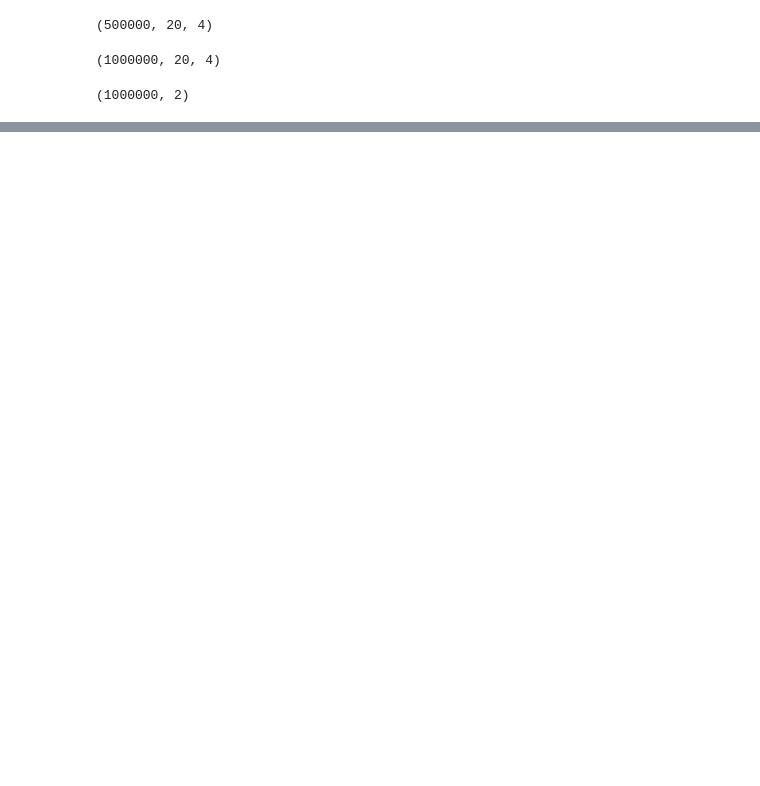
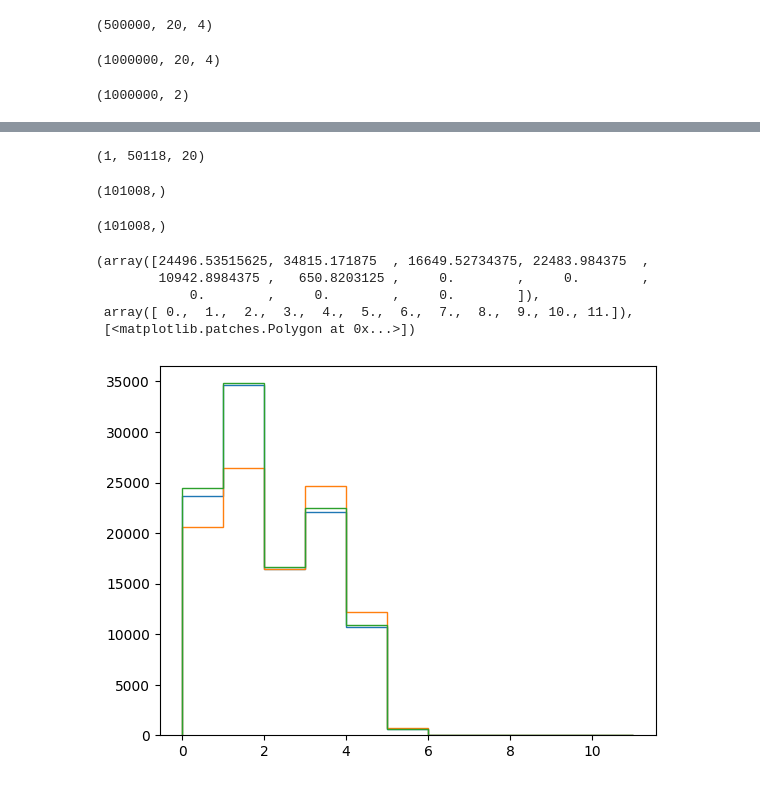
Before and after one commit to calcuttj/DCTR, a Jupyter notebook: g4rw/DCTRG4RW.ipynb, the cells around one changed output, grey strips where cells are left out. Cells and saved outputs as stored; diff of their text form; code cells hidden in the pictures; blank space fills up the shorter version.

```diff
--- a/g4rw/DCTRG4RW.ipynb
+++ b/g4rw/DCTRG4RW.ipynb
@@ -371,0 +387,2 @@ plt.legend()
+# %%
+var_weights_val = weights_0_val[var_indices_val]
@@ -371,0 +397,27 @@ plt.legend()
+# %%
+targets = np.where((X_val[var_indices_val, :, 3] == testpdg))
+# %%
+targets_def = np.where((X_val[def_indices_val, :, 3] == testpdg))
+# %%
+X_val[var_indices_val, :, 3].shape
+# %% [output]
+(1, 50118, 20)
+# %%
+np.linalg.norm(X_val[var_indices_val, :, :3], axis=-1)[targets].shape
+# %% [output]
+(101008,)
+# %%
+var_weights_val.reshape(1, -1, 1).repeat(20, axis=2)[targets].shape
+# %% [output]
+(101008,)
+# %%
+plt.hist(np.linalg.norm(X_val[def_indices_val, :, :3], axis=-1)[targets_def], np.arange(0, 12, ), histtype='step', label='Gen 0')
+plt.hist(np.linalg.norm(X_val[var_indices_val, :, :3], axis=-1)[targets], np.arange(0, 12, ), histtype='step', label='Gen 1')
+plt.hist(np.linalg.norm(X_val[var_indices_val, :, :3], axis=-1)[targets], np.arange(0, 12, ), histtype='step', label='Weight 1->0', weights=var_weights_val.reshape(1, -1, 1).repeat(20, axis=2)[targets])
+# %% [output]
+(array([24496.53515625, 34815.171875  , 16649.52734375, 22483.984375  ,
+        10942.8984375 ,   650.8203125 ,     0.        ,     0.        ,
+            0.        ,     0.        ,     0.        ]),
+ array([ 0.,  1.,  2.,  3.,  4.,  5.,  6.,  7.,  8.,  9., 10., 11.]),
+ [<matplotlib.patches.Polygon at 0x...>])
+[figure, added]
```
Also changed, not shown: parts of 37 cells of this notebook.
